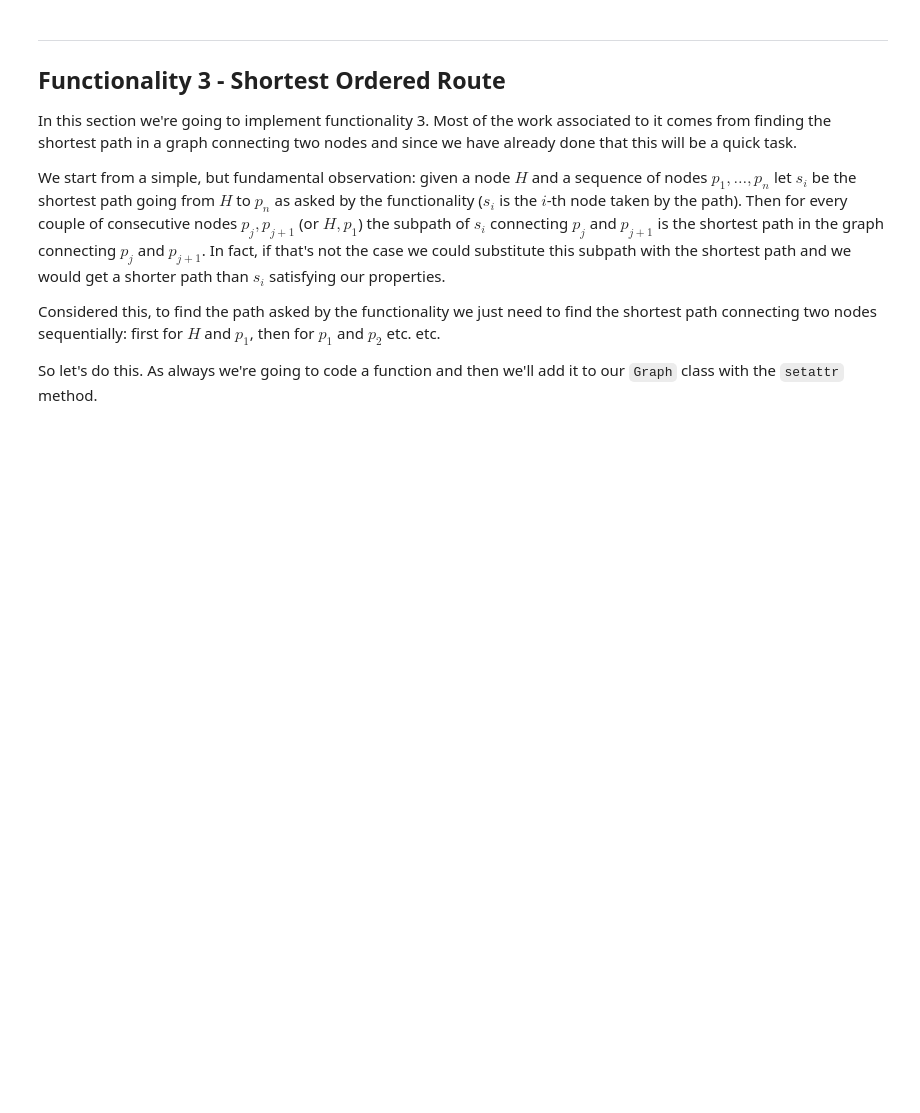
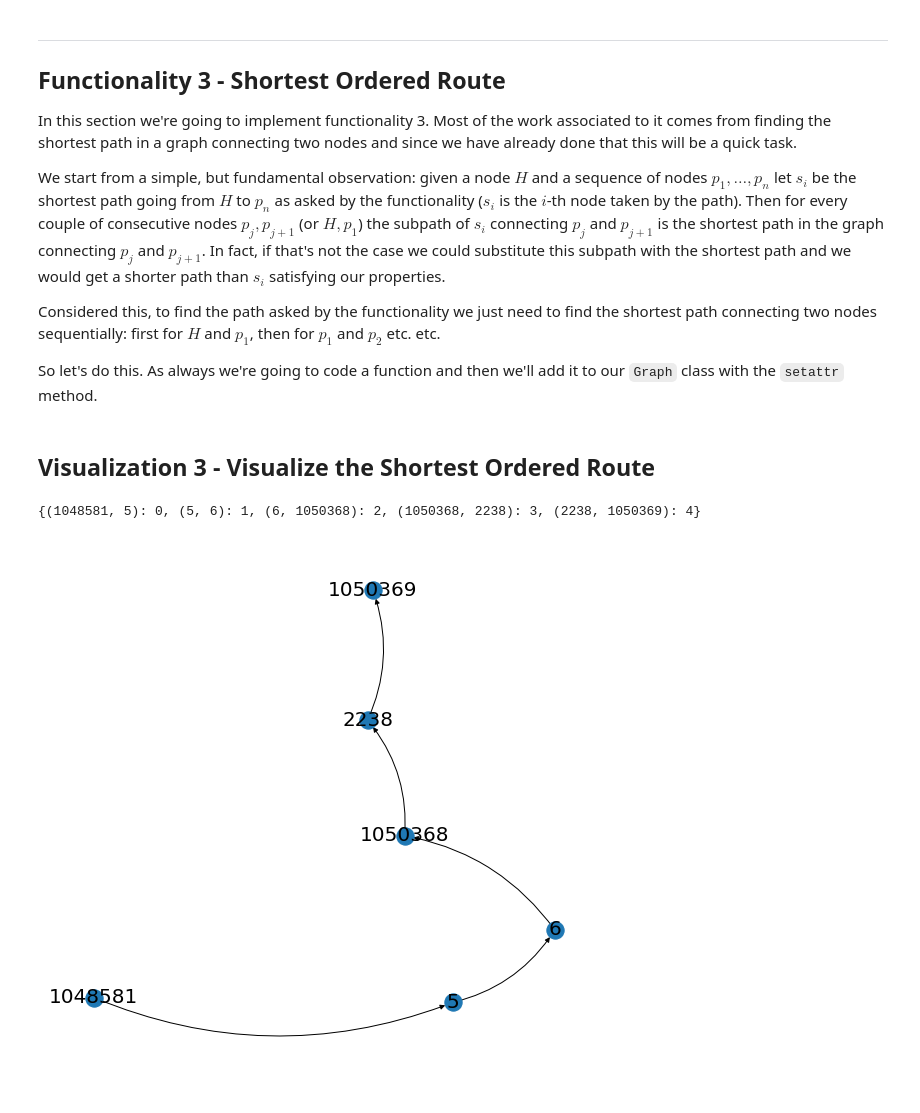
Before and after one commit to AlessandroTaglieri/ADM-HW5, a Jupyter notebook: GraphClass.ipynb, the cells around one changed output. Cells and saved outputs as stored; diff of their text form; code cells hidden in the pictures; blank space fills up the shorter version.

Commit message:
added visualization 3

```diff
--- a/GraphClass.ipynb
+++ b/GraphClass.ipynb
@@ -120,8 +120,8 @@ CAL = Graph(1890815)
 # %% [markdown]
 Now we're going to populate our graph wiht edges. Since every edge appear four times in total in our files (twice per file), we need some caution in doing this. In fact we have to be aware that our graph doesn't see if an edge already exists before adding it and since it's an undirected graph class we don't need to add every edge twice (one for direction).
 # %%
-times = open("USA-road-t.CAL.gr", "r")
-distances = open("USA-road-d.CAL.gr", "r")
+times = open("/Users/digitalfirst/Desktop/adm_hw5/USA-road-t.CAL.gr", "r")
+distances = open("/Users/digitalfirst/Desktop/adm_hw5/USA-road-d.CAL.gr", "r")
 counter = 0
 while(True):
     string_time = times.readline()
@@ -315,3 +315,34 @@ def shortest_ordered_route(self, H, sequence_of_nodes, distance = None):
     return(route)
 
 setattr(Graph, 'shortest_ordered_route', shortest_ordered_route)
+# %% [markdown]
+## Visualization 3 - Visualize the Shortest Ordered Route
+# %%
+result=CAL.shortest_ordered_route(1048581,[2238,1050369])
+# %%
+import matplotlib.pyplot as plt
+
+plt.rcParams["figure.figsize"]=(10,10)
+def drawGraph(result):
+    G = nx.DiGraph()
+
+    for i in range(len(result)-1):
+        G.add_edge(result[i],result[i+1], label=i)
+
+    edge_labels = nx.get_edge_attributes(G, 'label')
+    print(edge_labels)
+    if not nx.is_empty(G):
+        pos=nx.spring_layout(G)
+
+
+        nx.draw_networkx_nodes(G,pos, node_size = 100)
+
+
+        nx.draw(G,pos, with_labels=True, font_size=20,connectionstyle='arc3,rad=0.2')
+
+        plt.show()
+# %%
+drawGraph(result)
+# %% [output]
+{(1048581, 5): 0, (5, 6): 1, (6, 1050368): 2, (1050368, 2238): 3, (2238, 1050369): 4}
+[figure, added]
```
Also changed, not shown: parts of 1 cell of this notebook.
